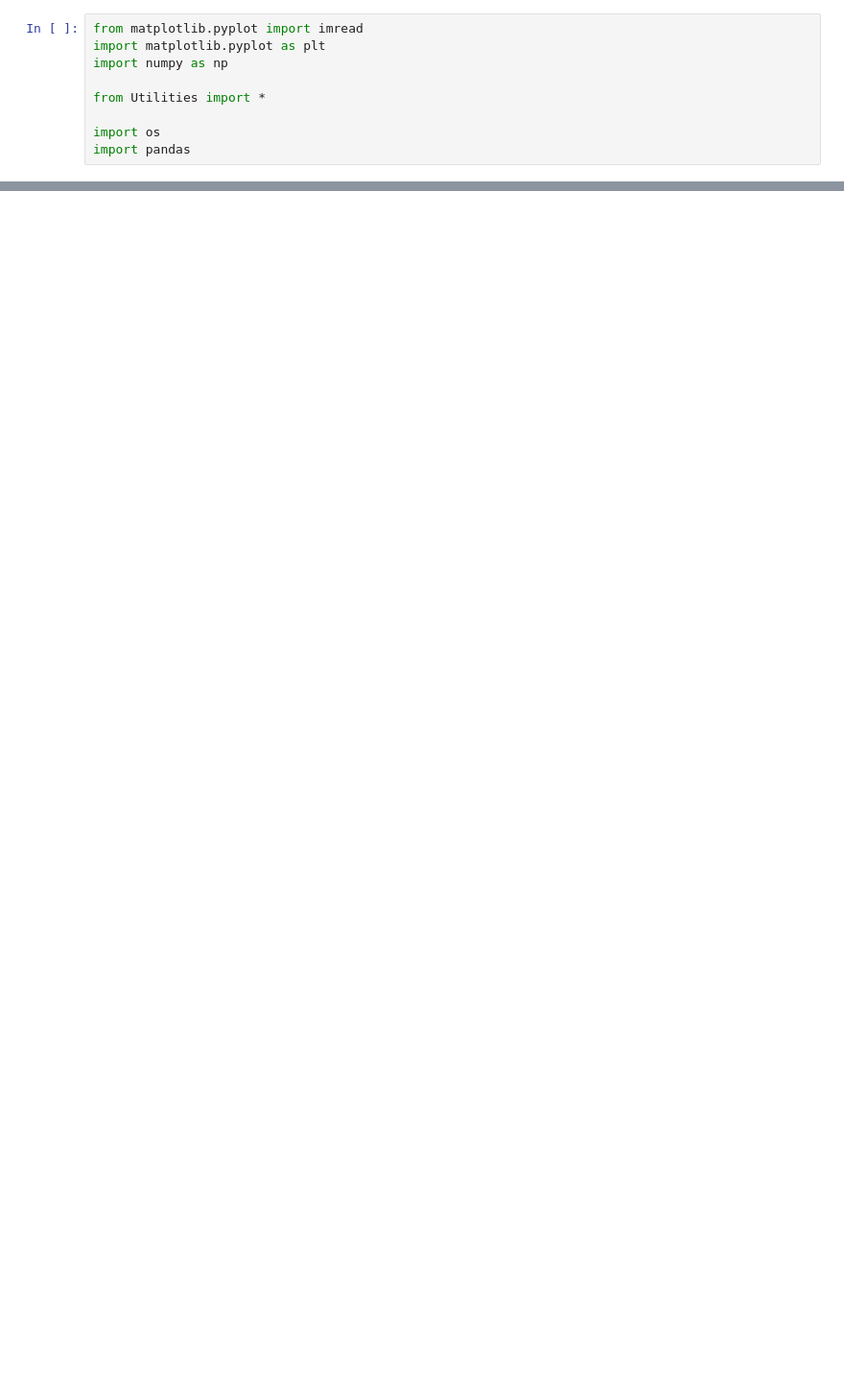
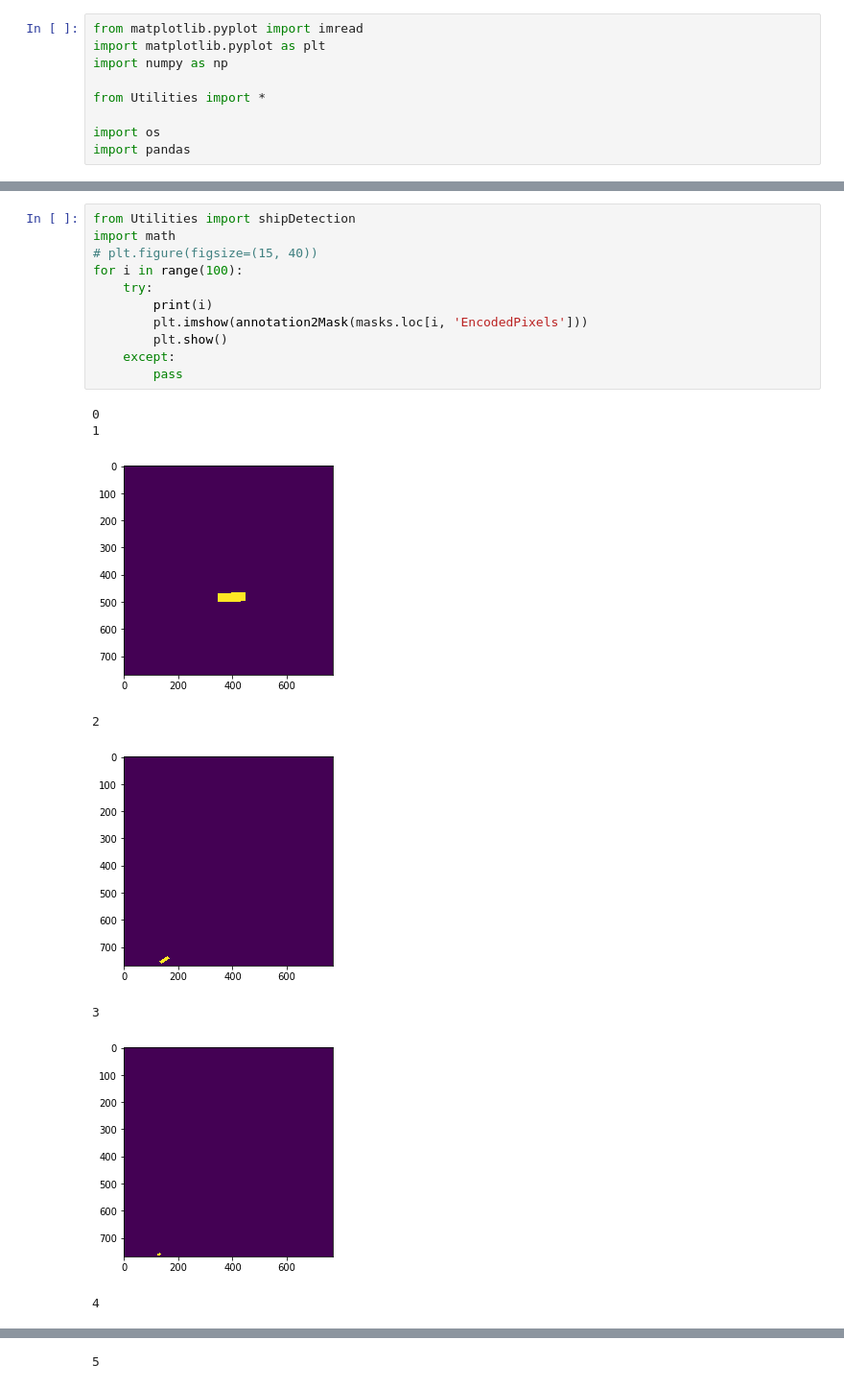
Before and after one commit to Deep-Learning-GAZ/Airbus-Ship-Detection-Challenge, a Jupyter notebook: Vizualization.ipynb, the cells around one changed output, grey strips where cells are left out. Shown at 96% size. Drawn from its saved outputs; the diff is of its cells as text; blank space fills up the shorter version.

```diff
--- a/Vizualization.ipynb
+++ b/Vizualization.ipynb
@@ -43,2 +43,22 @@ Pandas csv reading was running for 0.495001 s
 The dataset contains 262,060 images.
 [figure]
+# %%
+from Utilities import shipDetection
+import math
+# plt.figure(figsize=(15, 40))
+for i in range(100):
+    try:
+        print(i)
+        plt.imshow(annotation2Mask(masks.loc[i, 'EncodedPixels']))
+        plt.show()
+    except:
+        pass
+# %% [output]
+0
+1
+[figure, added]
+2
+[figure, added]
+3
+[figure, added]
+4
@@ -44,0 +66 @@ The dataset contains 262,060 images.
+5
```
Also changed, not shown: parts of 3 cells of this notebook, 5 other files.
